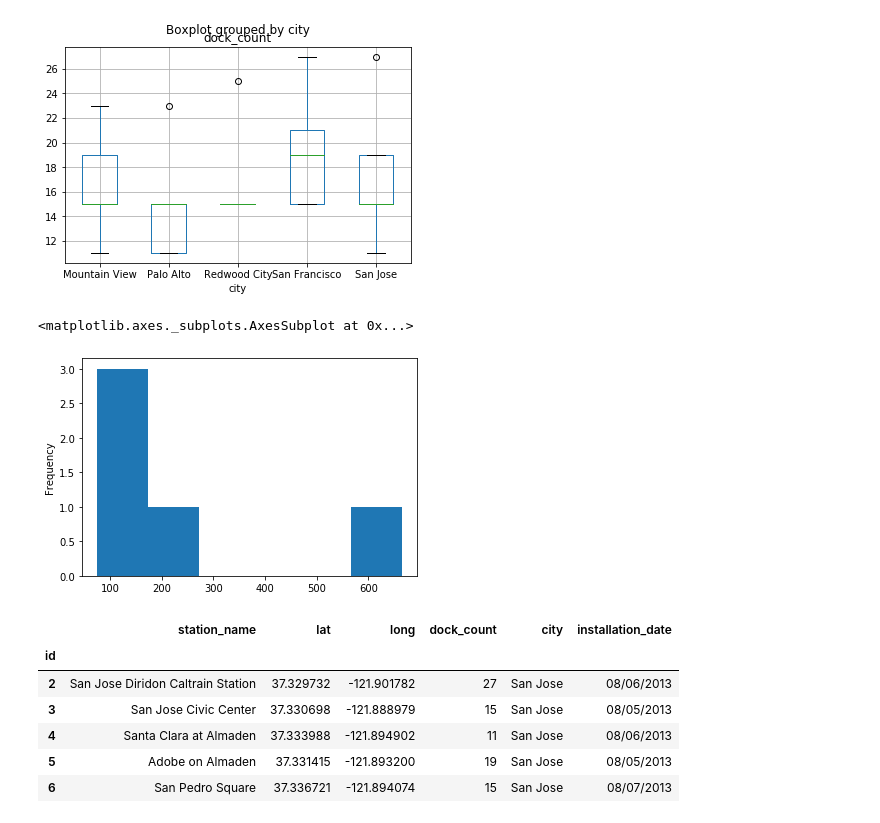
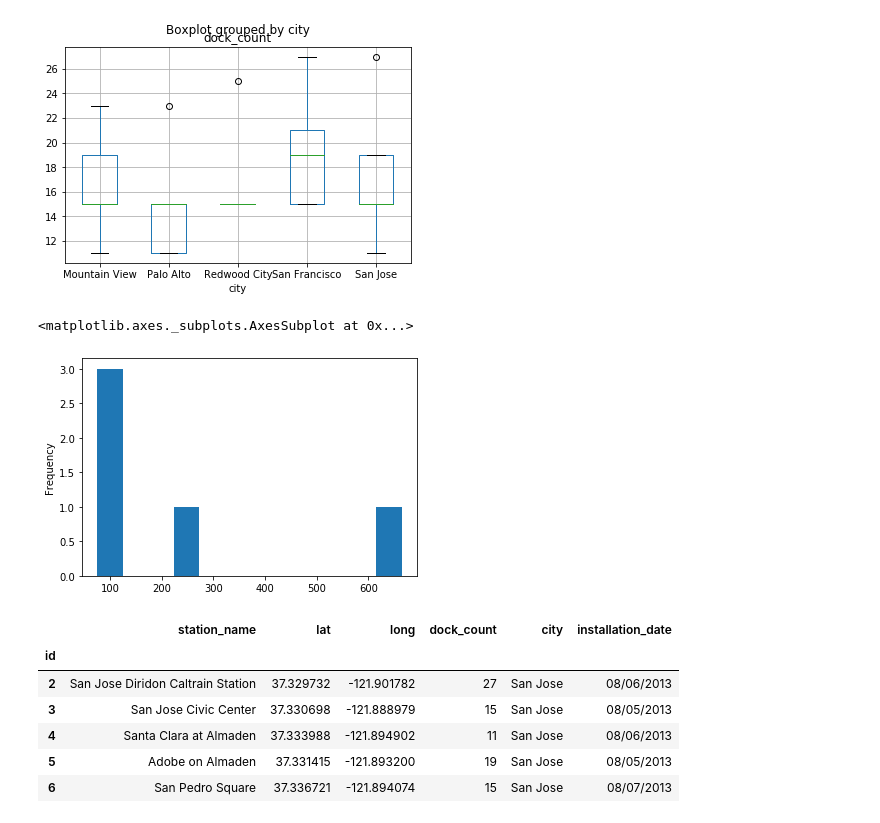
Before and after one commit to orbenishay/pandas-project, a Jupyter notebook: Bicycle_9.ipynb, the cells around one changed output. Cells and saved outputs as stored; diff of their text form; code cells hidden in the pictures.

```diff
--- a/Bicycle_9.ipynb
+++ b/Bicycle_9.ipynb
@@ -27,10 +27,10 @@ df_station.boxplot(by='city', column= 'dock_count')
 <matplotlib.axes._subplots.AxesSubplot at 0x...>
 [figure]
 # %%
-station_plot.plot.hist(bins=6)
+station_plot.plot.hist(bins=12)
 # %% [output]
 <matplotlib.axes._subplots.AxesSubplot at 0x...>
-[figure, old version]
+[figure, new version]
 # %%
 df_weather = pd.read_csv("weather.csv", parse_dates=['date'])
 df_weather['mean_temperature_c'] = (df_weather['mean_temperature_f'] - 32)*(5/9)
```
Also changed, not shown: parts of 10 cells of this notebook.
